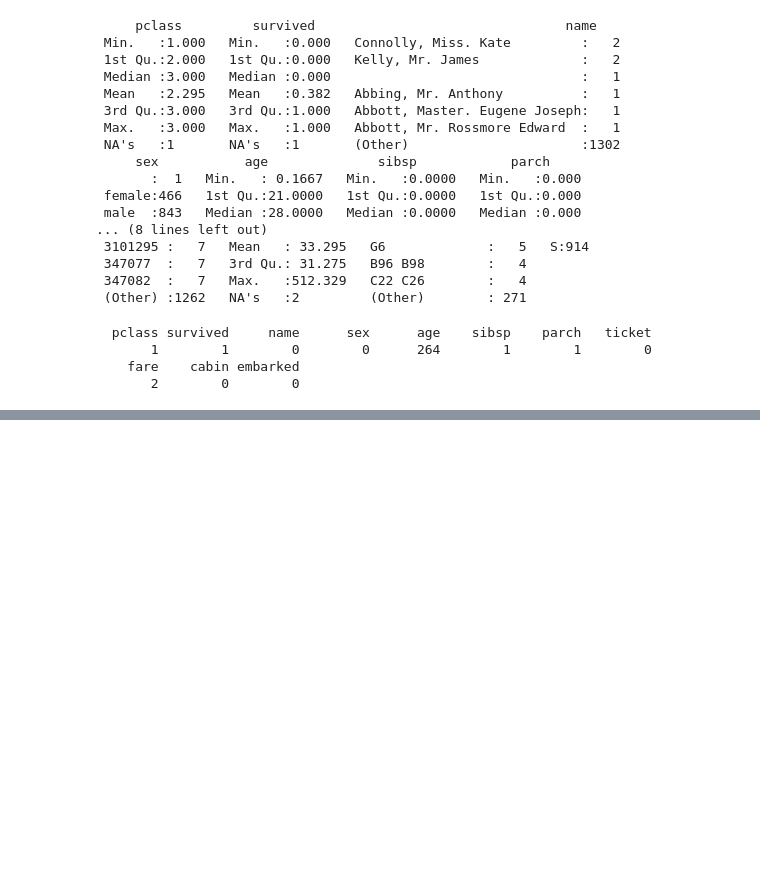
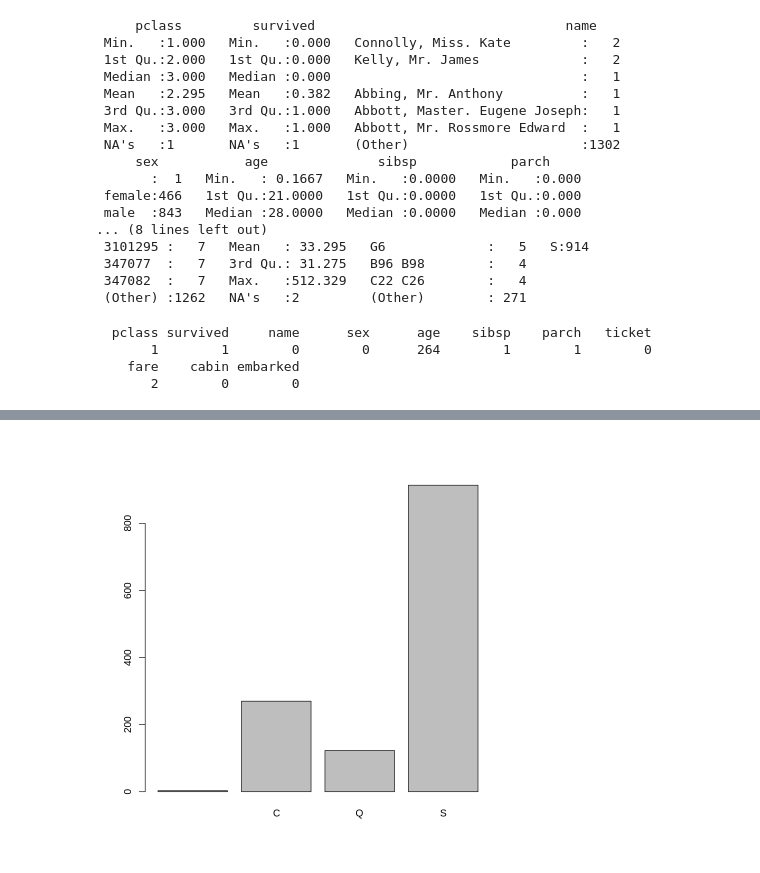
Before and after one commit to stv0117/R_Statistics-Public-, a Jupyter notebook: R수업02_자료형.ipynb, the cells around one changed output, grey strips where cells are left out. Cells and saved outputs as stored; diff of their text form; code cells hidden in the pictures; blank space fills up the shorter version.

```diff
--- a/R수업02_자료형.ipynb
+++ b/R수업02_자료형.ipynb
@@ -320,0 +336,9 @@ colSums(is.na(titanic)) #결측치가 몇개 있는지 알아보는 것. Find NA
+# %%
+# Titanic 승선색 중 승선위치(embarked) 현황
+frq_embk <- table(titanic$embarked)
+barplot(frq_embk)
+# c: cherbrug
+# s: southampton
+# q: queenstown
+# %% [output]
+[figure, added]
```
Also changed, not shown: parts of 4 cells of this notebook.
